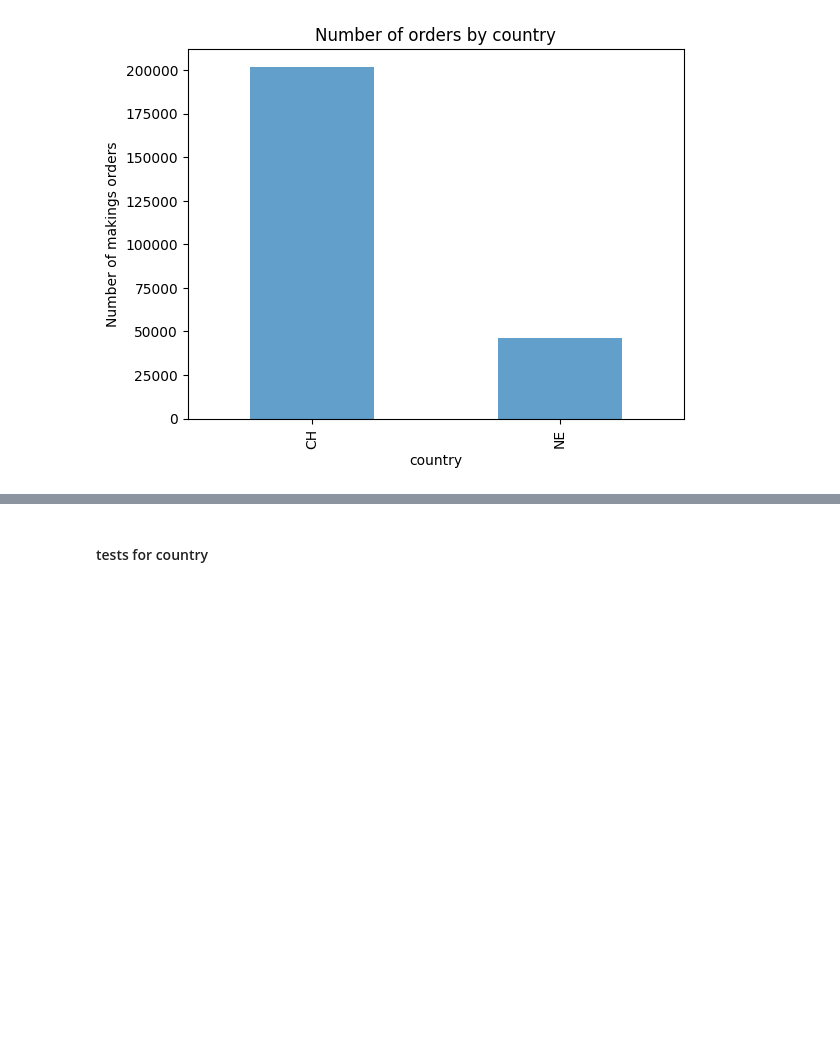
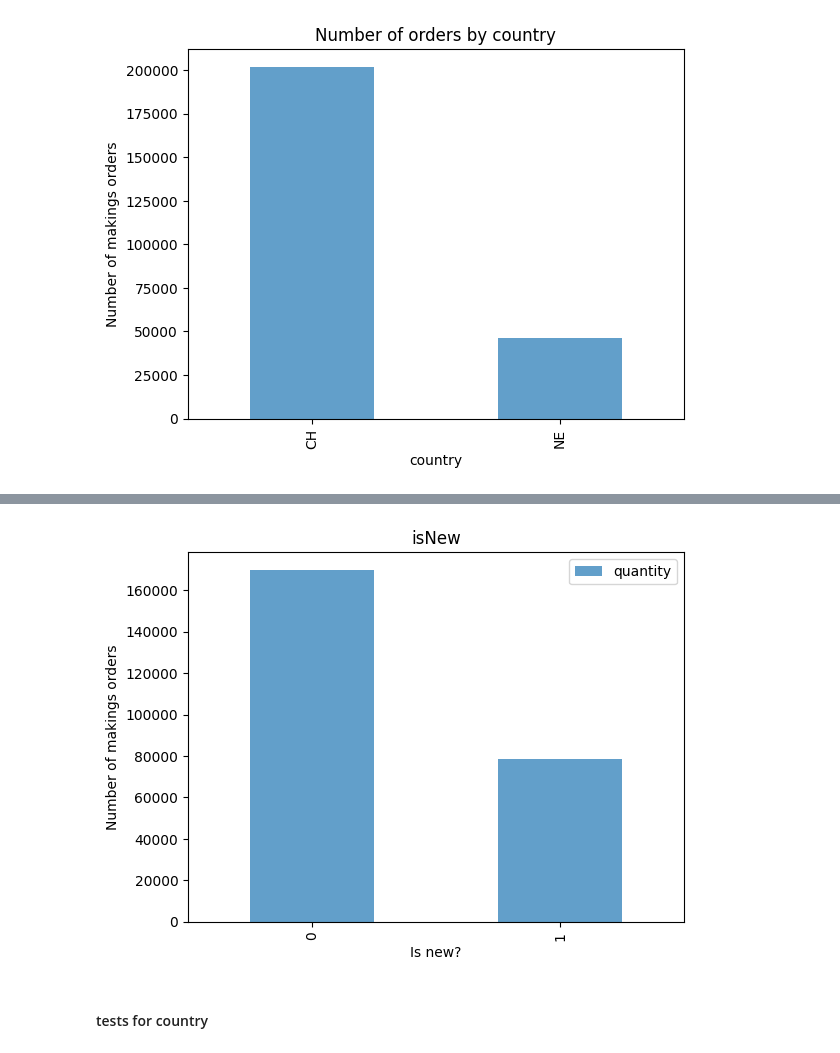
Before and after one commit to KlaraMartinaskova/notino, a Jupyter notebook: development_file.ipynb, the cells around one changed output, grey strips where cells are left out. Cells and saved outputs as stored; diff of their text form; code cells hidden in the pictures; blank space fills up the shorter version.

Commit message:
check number of new clients, who made order

```diff
--- a/development_file.ipynb
+++ b/development_file.ipynb
@@ -918,3 +918,14 @@ plt.show()
+# %%
+grouped_data_by_country = df_join_without_outliers.groupby(["isNew"])['quantity'].count()
+
+ax = grouped_data_by_country.plot(kind='bar', alpha=0.7)
+ax.set_title("isNew")
+ax.set_ylabel('Number of makings orders')
+ax.set_xlabel('Is new?')
+ax.legend()
+plt.show()
+# %% [output]
+[figure, added]
 # %% [markdown]
 #### tests for country
 # %%
```
Also changed, not shown: parts of 2 cells of this notebook.
